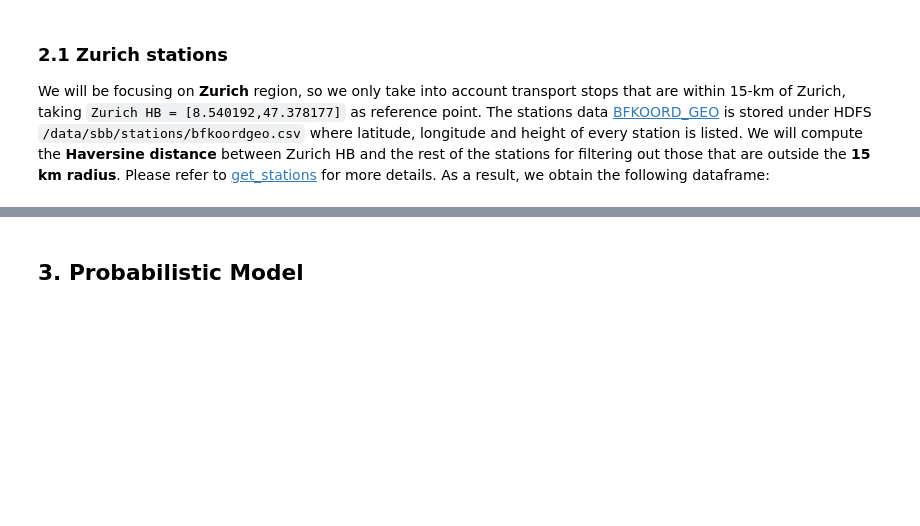
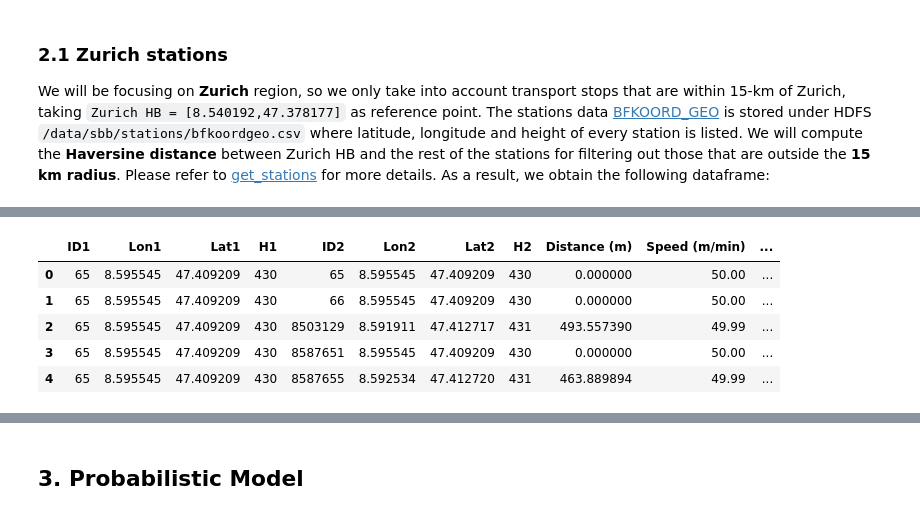
Before and after one commit to guarin/journey_planner, a Jupyter notebook: notebooks/final_notebook.ipynb, the cells around one changed output, grey strips where cells are left out. Cells and saved outputs as stored; diff of their text form; code cells hidden in the pictures; blank space fills up the shorter version.

Commit message:
part 2 finished

```diff
--- a/notebooks/final_notebook.ipynb
+++ b/notebooks/final_notebook.ipynb
@@ -42,0 +59,10 @@ stations_info = read_csv(`../data/zurich_stations_info.csv`, parts=1)
+# %%
+walking_connections = read_csv("../data/zurich_walking_connections.csv", parts=1)
+walking_connections.head()
+# %% [output]
+|  | ID1 | Lon1 | Lat1 | H1 | ID2 | Lon2 | Lat2 | H2 | Distance (m) | Speed (m/min) | ... |
+| 0 | 65 | 8.595545 | 47.409209 | 430 | 65 | 8.595545 | 47.409209 | 430 | 0.000000 | 50.00 | ... |
+| 1 | 65 | 8.595545 | 47.409209 | 430 | 66 | 8.595545 | 47.409209 | 430 | 0.000000 | 50.00 | ... |
+| 2 | 65 | 8.595545 | 47.409209 | 430 | 8503129 | 8.591911 | 47.412717 | 431 | 493.557390 | 49.99 | ... |
+| 3 | 65 | 8.595545 | 47.409209 | 430 | 8587651 | 8.595545 | 47.409209 | 430 | 0.000000 | 50.00 | ... |
+| 4 | 65 | 8.595545 | 47.409209 | 430 | 8587655 | 8.592534 | 47.412720 | 431 | 463.889894 | 49.99 | ... |
```
Also changed, not shown: parts of 10 cells of this notebook, 2 other files.
